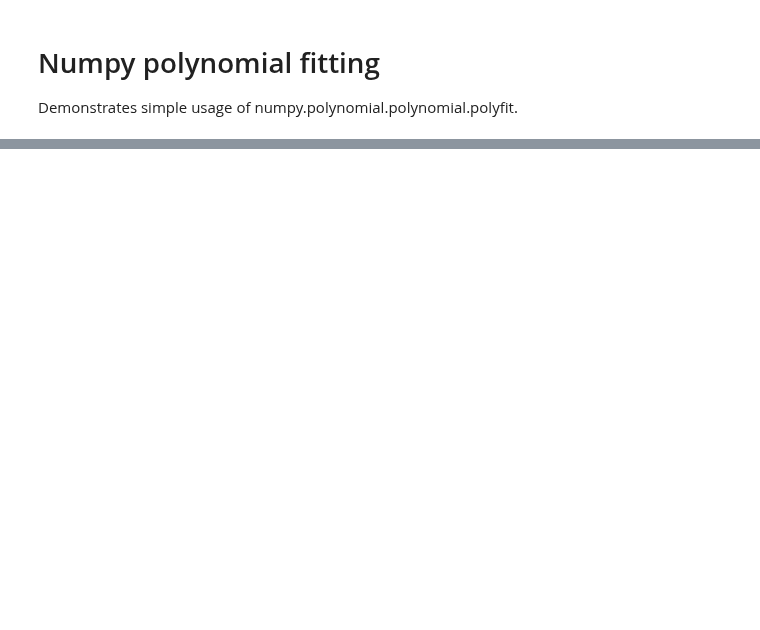
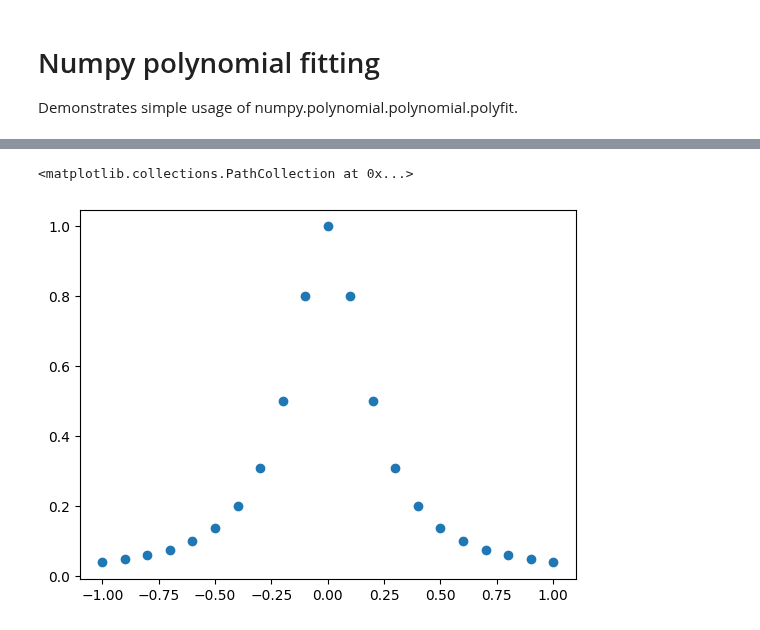
Before and after one commit to ubsuny/CompPhys, a Jupyter notebook: DataAnalysis/Fitting/polyfit.ipynb, the cells around one changed output, grey strips where cells are left out. Cells and saved outputs as stored; diff of their text form; code cells hidden in the pictures; blank space fills up the shorter version.

```diff
--- a/DataAnalysis/Fitting/polyfit.ipynb
+++ b/DataAnalysis/Fitting/polyfit.ipynb
@@ -62,0 +63,9 @@ ax_pull.stairs(pull_hist[0], bins)
+# %%
+# Compare different fit functions
+x = np.linspace(-1.0, 1.0, 21)
+y = 1. / (1 + 25*x**2)
+fig, ax = plt.subplots(1, 1)
+ax.scatter(x, y)
+# %% [output]
+<matplotlib.collections.PathCollection at 0x...>
+[figure, added]
```
Also changed, not shown: parts of 6 cells of this notebook, 4 other files.
